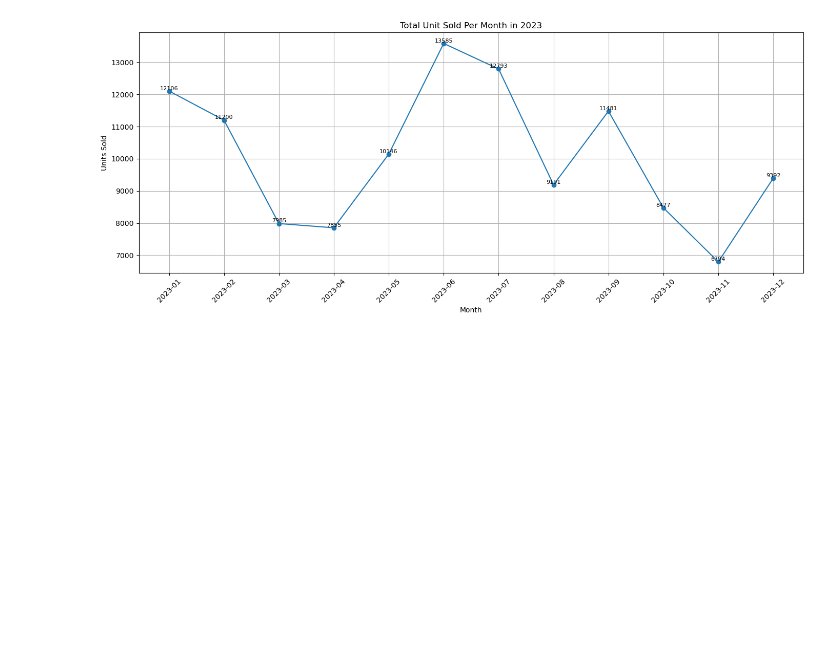
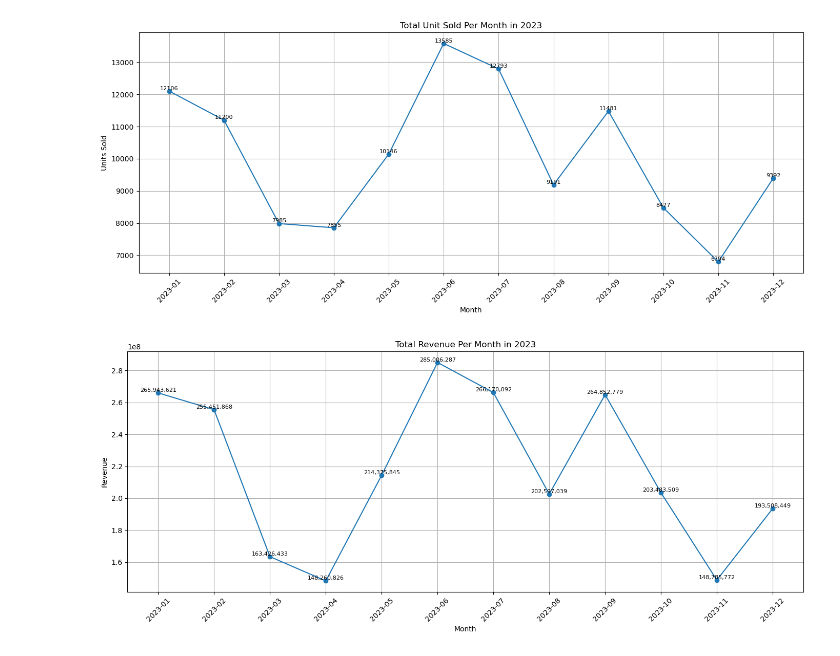
Before and after one commit to FlazeFy2/DS-Electric-Vehicle-EV-Sales-and-Adoption, a Jupyter notebook: exploratory data analysis-line.ipynb, the cells around one changed output. Cells and saved outputs as stored; diff of their text form; code cells hidden in the pictures; blank space fills up the shorter version.

Commit message:
[DS] Exploratory Data Analysis (EDA) - Line Chart Total Revenue Per Month in 2023

```diff
--- a/exploratory data analysis-line.ipynb
+++ b/exploratory data analysis-line.ipynb
@@ -30,3 +30,35 @@ plt.tight_layout()
 plt.show()
 # %% [output]
 [figure]
+# %%
+import pandas as pd
+import statistics
+import numpy as np
+import matplotlib.pyplot as plt
+import squarify
+
+# Declaration
+# Exploratory Data Analysis (EDA) - Line Chart Total Revenue Per Month in 2023
+data = pd.read_csv("train.csv")
+
+data['Date'] = pd.to_datetime(data['Date'], errors='coerce')
+data['YearMonth'] = data['Date'].dt.to_period('M').astype(str)
+
+# Group by YearMonth and sum Unit Sold
+monthly_sales = data.groupby('YearMonth')['Revenue'].sum()
+
+# Plot Line Chart
+plt.figure(figsize=(14, 6))
+plt.plot(monthly_sales.index, monthly_sales.values, marker='o')
+plt.title('Total Revenue Per Month in 2023')
+plt.xlabel('Month')
+plt.ylabel('Revenue')
+plt.xticks(rotation=45)
+plt.grid(True)
+# Add Labels
+for x, y in zip(monthly_sales.index, monthly_sales.values):
+    plt.text(x, y + 1, f"{int(y):,}", ha='center', va='bottom', fontsize=8)
+plt.tight_layout()
+plt.show()
+# %% [output]
+[figure, added]
```
